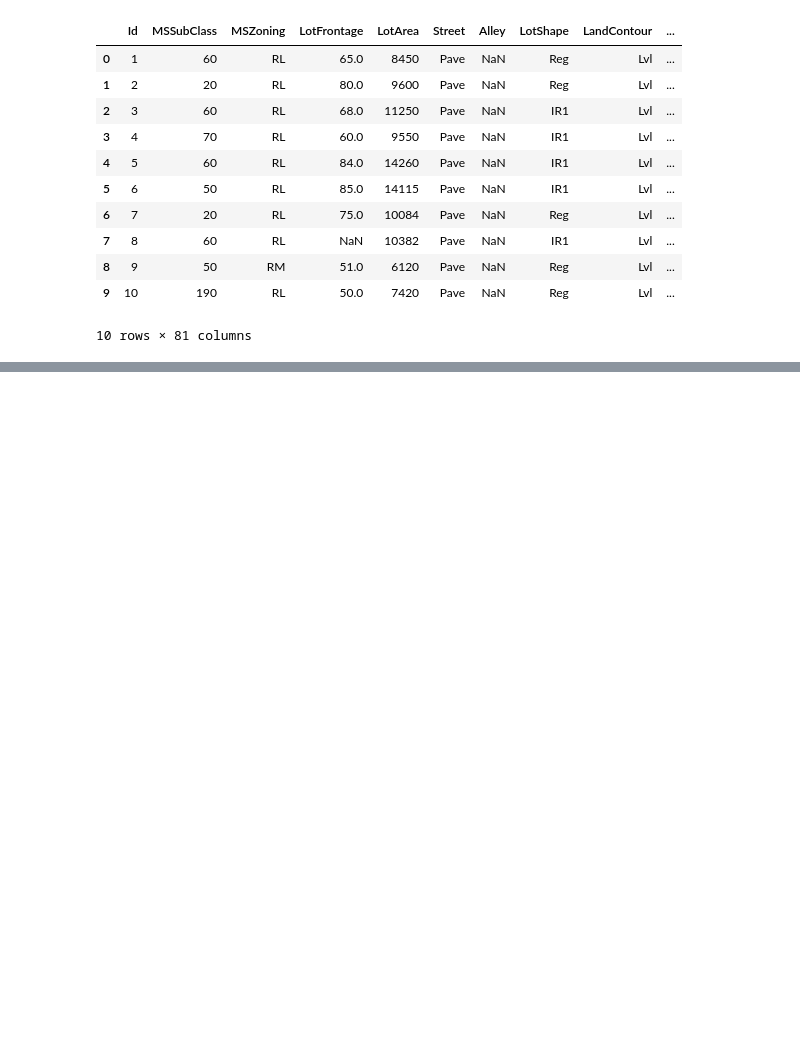
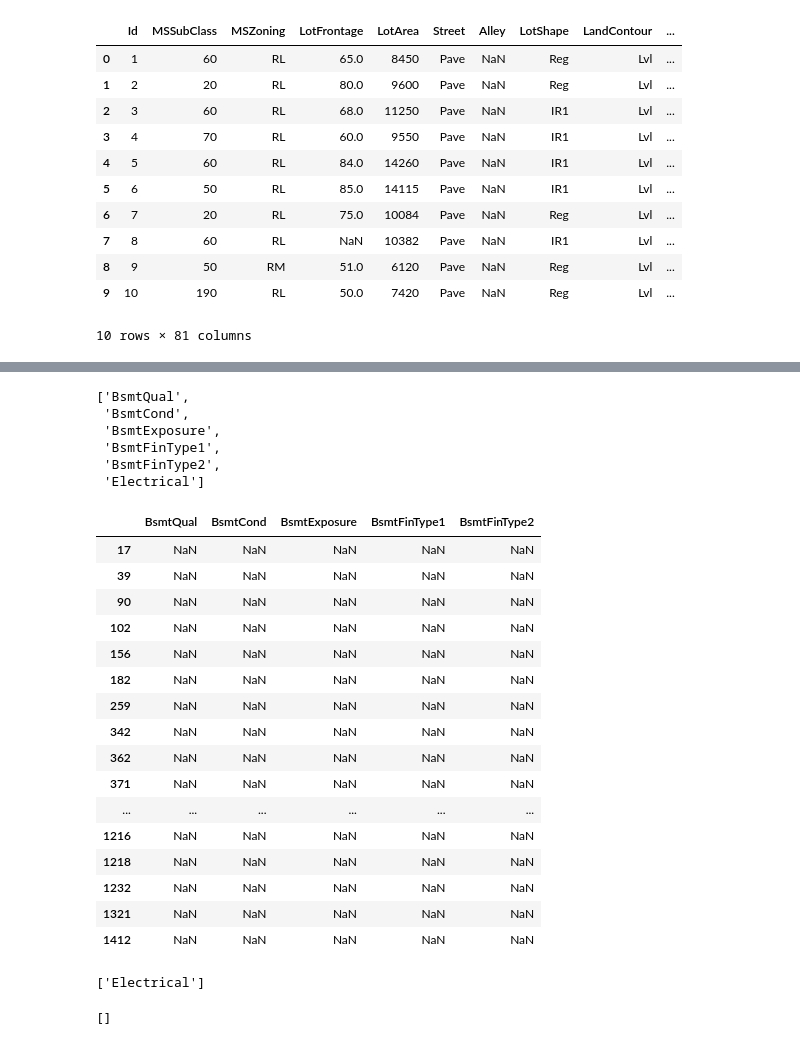
Before and after one commit to nohelycbr/statistical-analysis-project, a Jupyter notebook: your-code/statistical_analysis.ipynb, the cells around one changed output, grey strips where cells are left out. Cells and saved outputs as stored; diff of their text form; code cells hidden in the pictures; blank space fills up the shorter version.

Commit message:
Base limpia, falta plotear el modelo

```diff
--- a/your-code/statistical_analysis.ipynb
+++ b/your-code/statistical_analysis.ipynb
@@ -96,0 +71,2 @@ data.describe().transpose()
+# %%
+data = data.drop(cols_index,axis = 1)
@@ -96,0 +85,2 @@ data.describe().transpose()
+# %%
+data = data.drop(['GarageYrBlt', 'GarageFinish', 'GarageQual', 'GarageCond'],axis = 1)
@@ -96,0 +94,3 @@ data.describe().transpose()
+# %%
+#Para eliminar los datos nulos
+data['GarageType'] = data['GarageType'].fillna('No Garage')
@@ -96,0 +128,33 @@ data.describe().transpose()
+# %%
+null_cols=data.isnull().sum()
+#columnas con al menos un dato nulo
+cols_index = list(null_cols[null_cols>0].index)
+cols_index
+# %% [output]
+['BsmtQual',
+ 'BsmtCond',
+ 'BsmtExposure',
+ 'BsmtFinType1',
+ 'BsmtFinType2',
+ 'Electrical']
+# %%
+#Casas sin base
+data[data['BsmtQual'].isnull()][['BsmtQual', 'BsmtCond', 'BsmtExposure', 'BsmtFinType1', 'BsmtFinType2']]
+# %% [output]
+|  | BsmtQual | BsmtCond | BsmtExposure | BsmtFinType1 | BsmtFinType2 |
+| 17 | NaN | NaN | NaN | NaN | NaN |
+| 39 | NaN | NaN | NaN | NaN | NaN |
+| 90 | NaN | NaN | NaN | NaN | NaN |
+| 102 | NaN | NaN | NaN | NaN | NaN |
+| 156 | NaN | NaN | NaN | NaN | NaN |
+| 182 | NaN | NaN | NaN | NaN | NaN |
+| 259 | NaN | NaN | NaN | NaN | NaN |
+| 342 | NaN | NaN | NaN | NaN | NaN |
+| 362 | NaN | NaN | NaN | NaN | NaN |
+| 371 | NaN | NaN | NaN | NaN | NaN |
+| ... | ... | ... | ... | ... | ... |
+| 1216 | NaN | NaN | NaN | NaN | NaN |
+| 1218 | NaN | NaN | NaN | NaN | NaN |
+| 1232 | NaN | NaN | NaN | NaN | NaN |
+| 1321 | NaN | NaN | NaN | NaN | NaN |
+| 1412 | NaN | NaN | NaN | NaN | NaN |
@@ -96,0 +163,7 @@ data.describe().transpose()
+# %%
+null_cols=data.isnull().sum()
+#columnas con al menos un dato nulo
+cols_index = list(null_cols[null_cols>0].index)
+cols_index
+# %% [output]
+['Electrical']
@@ -96,0 +173,8 @@ data.describe().transpose()
+# %%
+null_cols=data.isnull().sum()
+#columnas con al menos un dato nulo
+cols_index = list(null_cols[null_cols>0].index)
+cols_index
+#Ya no hay nulos en la base de datos
+# %% [output]
+[]
```
Also changed, not shown: parts of 31 cells of this notebook, 1 other file.
